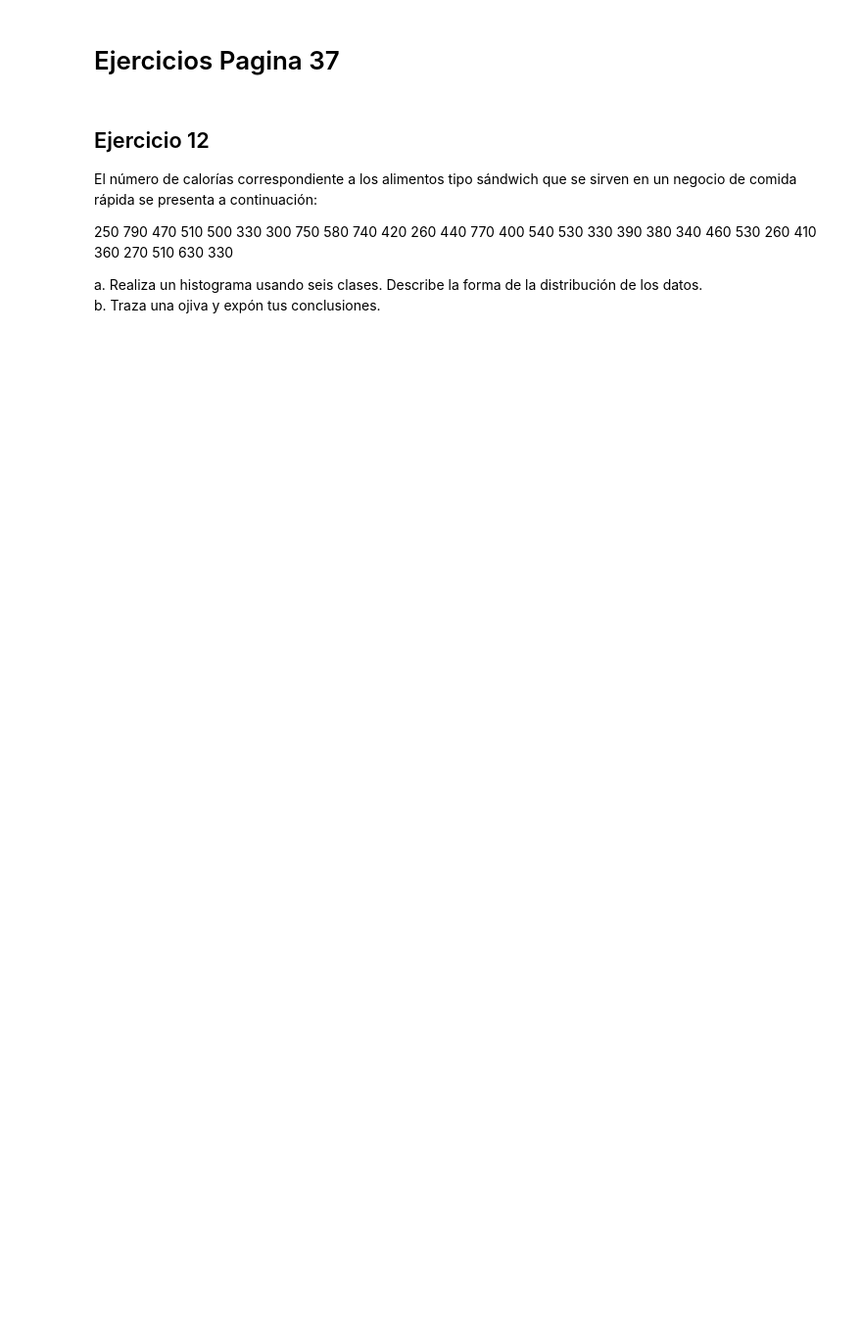
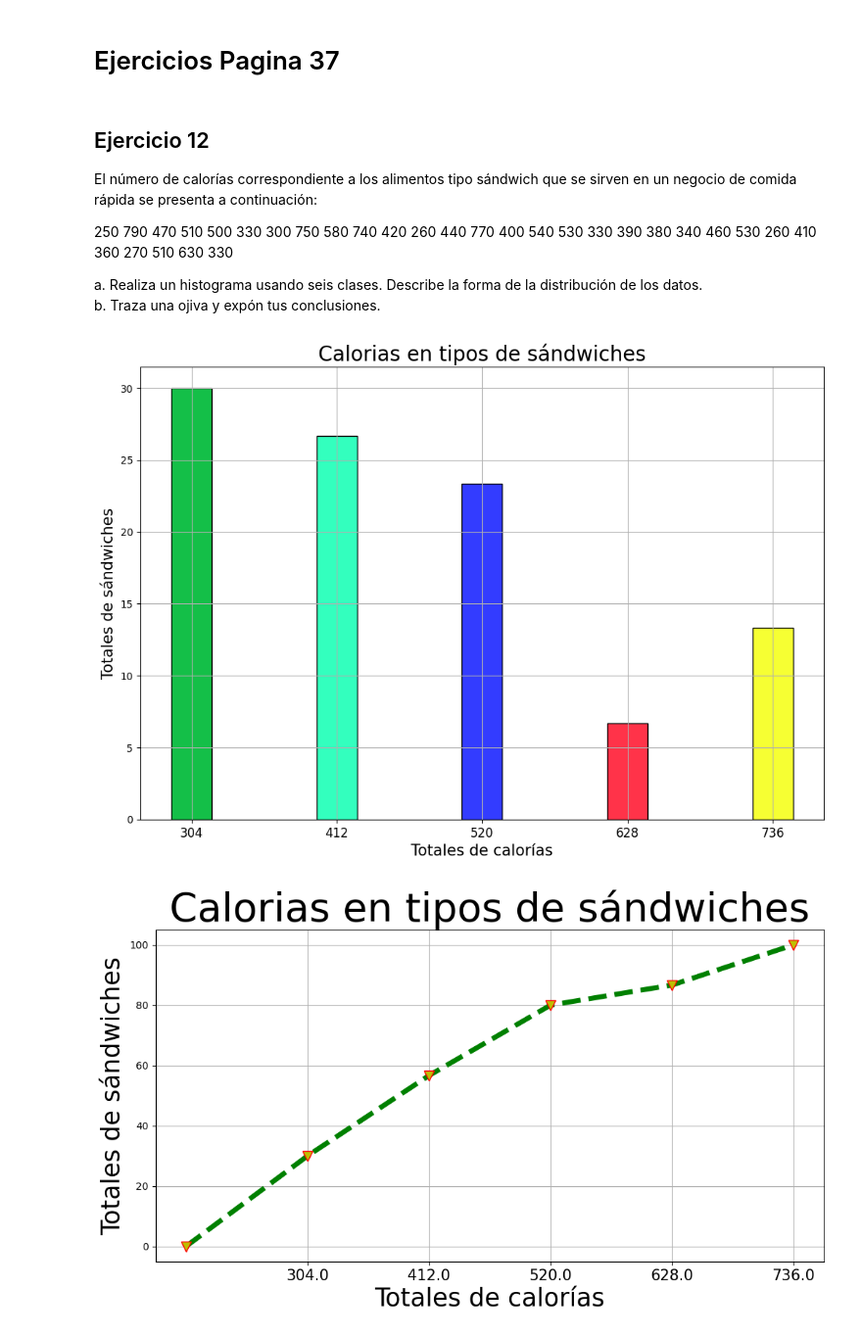
Before and after one commit to Gustavo1Lopez2Paz/GLPVerano2024T1, a Jupyter notebook: Ejercicios.ipynb, the cells around one changed output. Shown: that part at 98% size. Cells and saved outputs as stored; diff of their text form; code cells hidden in the pictures; blank space fills up the shorter version.

```diff
--- a/Ejercicios.ipynb
+++ b/Ejercicios.ipynb
@@ -55,3 +55,13 @@ lim_inf, lim_sup, Mclases = cl.clases_grouped(datos)
 fa, clases = Fabs.fa_grouped(ordenar, lim_inf, lim_sup)
 frel = Frel.obtener_fr(fa)
 facum = Facum.obtener_fa(frel)
+# %%
+titulo = "Calorias en tipos de sándwiches"
+labelx = "Totales de calorías"
+labely = "Totales de sándwiches"
+
+histograma = gr.plot_hist(clases, frel, Mclases, labelx, labely, titulo)
+ojiva = gr.plot_ojiva(clases, facum, Mclases, labelx, labely, titulo)
+# %% [output]
+[figure, added]
+[figure, added]
```
